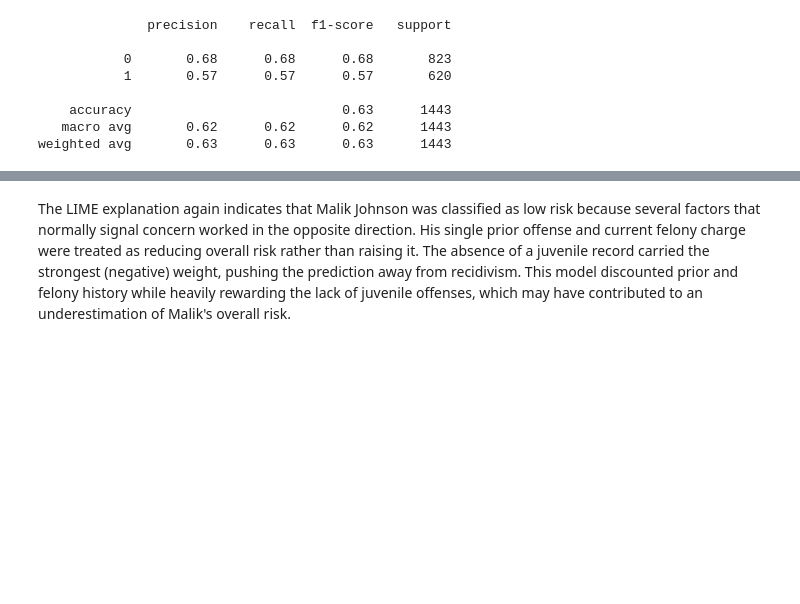
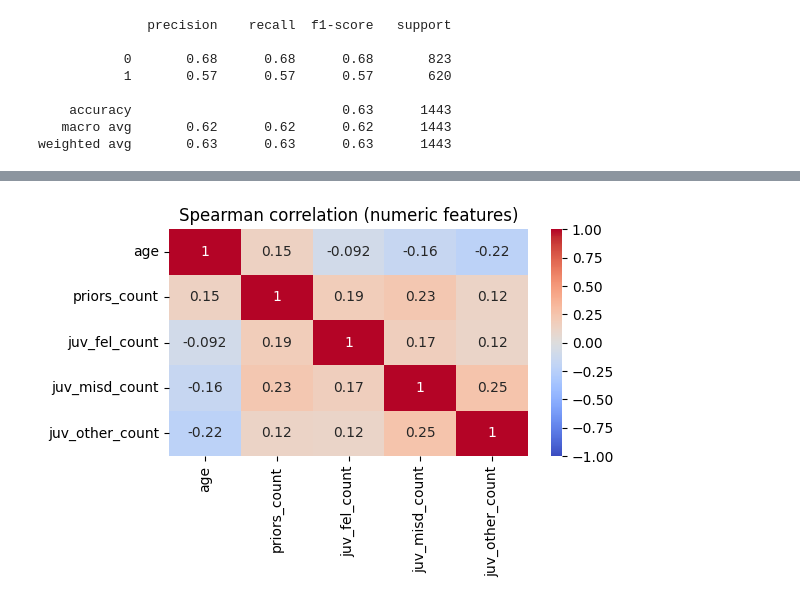
Before and after one commit to Leo-ChenYZ/Explainable-AI, a Jupyter notebook: Assignments/Assignment_3/Assignment_3.ipynb, the cells around one changed output, grey strips where cells are left out. Cells and saved outputs as stored; diff of their text form; code cells hidden in the pictures; blank space fills up the shorter version.

```diff
--- a/Assignments/Assignment_3/Assignment_3.ipynb
+++ b/Assignments/Assignment_3/Assignment_3.ipynb
@@ -151,2 +52,64 @@ LIME Explanation:
-# %% [markdown]
-The LIME explanation again indicates that Malik Johnson was classified as low risk because several factors that normally signal concern worked in the opposite direction. His single prior offense and current felony charge were treated as reducing overall risk rather than raising it. The absence of a juvenile record carried the strongest (negative) weight, pushing the prediction away from recidivism. This model discounted prior and felony history while heavily rewarding the lack of juvenile offenses, which may have contributed to an underestimation of Malik's overall risk.
+# %%
+# EDA: Correlation among features
+
+warnings.filterwarnings("ignore")
+plt.rcParams["figure.figsize"] = (6,4)
+
+numeric_cols = ['age', 'priors_count', 'juv_fel_count', 'juv_misd_count', 'juv_other_count']
+cat_cols = ['sex', 'race', 'c_charge_degree']
+
+# 1) Numeric-numeric: Spearman correlation
+corr_spear = X[numeric_cols].corr(method='spearman')
+plt.figure(figsize=(6,4))
+sns.heatmap(corr_spear, annot=True, cmap='coolwarm', vmin=-1, vmax=1)
+plt.title('Spearman correlation (numeric features)')
+plt.tight_layout()
+plt.show()
+
+# 2) Categorical-categorical: Cramér’s V (bias-corrected)
+def cramers_v_corrected(x, y):
+    confusion = pd.crosstab(x, y)
+    chi2 = chi2_contingency(confusion)[0]
+    n = confusion.to_numpy().sum()
+    phi2 = chi2 / n
+    r, k = confusion.shape
+    # Bias correction (Bergsma 2013)
+    phi2_corr = max(0, phi2 - (k-1)*(r-1)/(n-1))
+    r_corr = r - (r-1)**2/(n-1)
+    k_corr = k - (k-1)**2/(n-1)
+    denom = min(k_corr-1, r_corr-1)
+    return np.sqrt(phi2_corr / denom) if denom > 0 else 0.0
+
+cramers_results = []
+for a, b in itertools.combinations(cat_cols, 2):
+    v = cramers_v_corrected(X[a], X[b])
+    cramers_results.append((a, b, v))
+
+print("Cramér’s V (categorical-categorical):")
+for a, b, v in cramers_results:
+    print(f"  {a} vs {b}: {v:.3f}")
+
+# 3) Categorical-numeric: Correlation ratio (eta-squared)
+def correlation_ratio(categories, measurements):
+    # categories: vector of ints (k categories), measurements: numeric
+    cats = pd.Series(categories).astype(int)
+    y = np.array(measurements, dtype=float)
+    groups = [y[cats == k] for k in np.unique(cats)]
+    n_total = len(y)
+    y_mean = y.mean()
+    ss_between = sum(len(g) * (g.mean() - y_mean)**2 for g in groups if len(g) > 0)
+    ss_total = ((y - y_mean)**2).sum()
+    return (ss_between / ss_total) if ss_total > 0 else 0.0
+    # The above code snippet was generated using GPT-5 on 09/29/25 at 12:18a.
+
+print("\nCorrelation ratio (categorical -> numeric):")
+for c in cat_cols:
+    for ncol in numeric_cols:
+        eta2 = correlation_ratio(X[c], X[ncol])
+        print(f"  {c} -> {ncol}: eta^2={eta2:.3f}")
+
+# feature importances
+importances = pd.Series(model_compas.feature_importances_, index=X.columns).sort_values(ascending=False)
+print("\nRandomForest feature importances:\n", importances.round(3))
+# %% [output]
+[figure, added]
```
Also changed, not shown: parts of 17 cells of this notebook.
